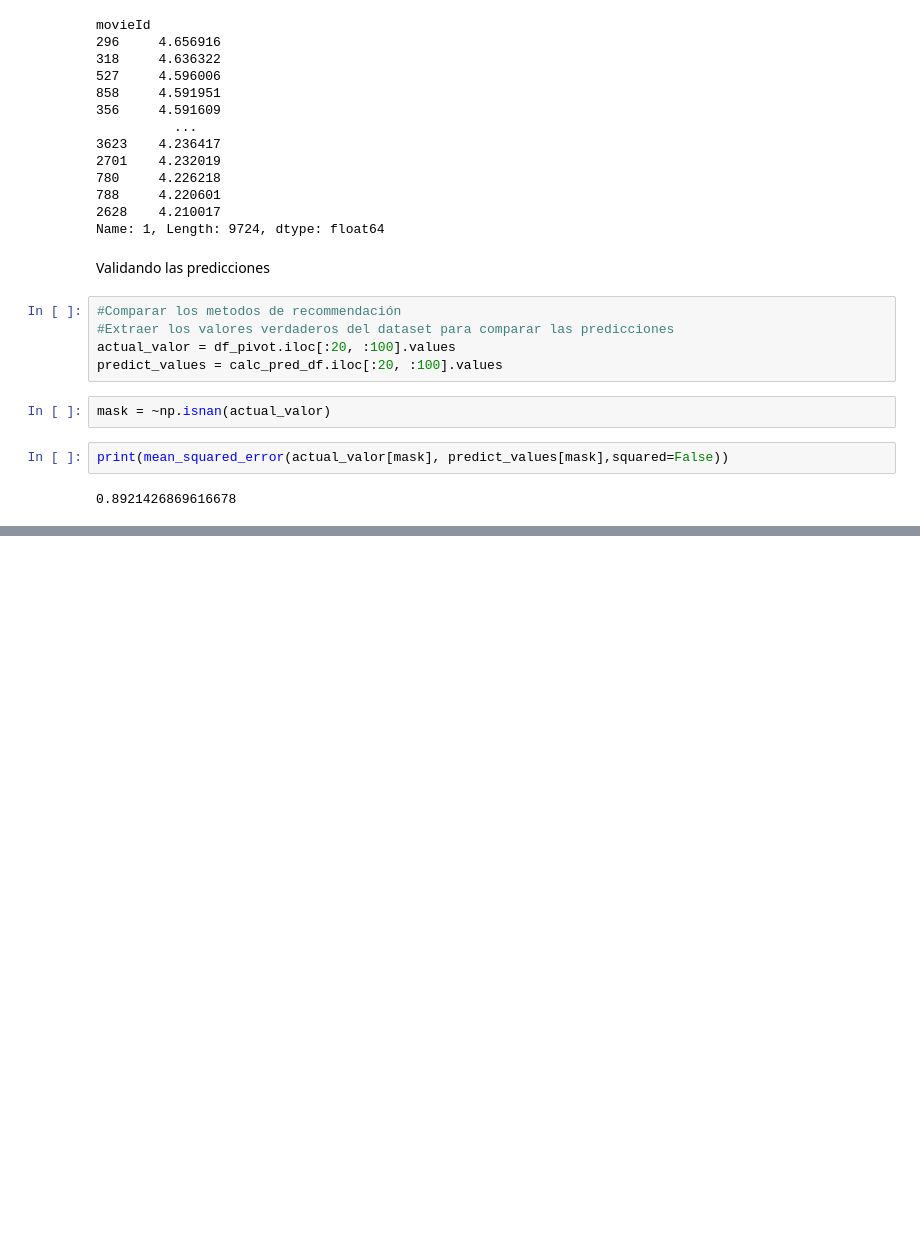
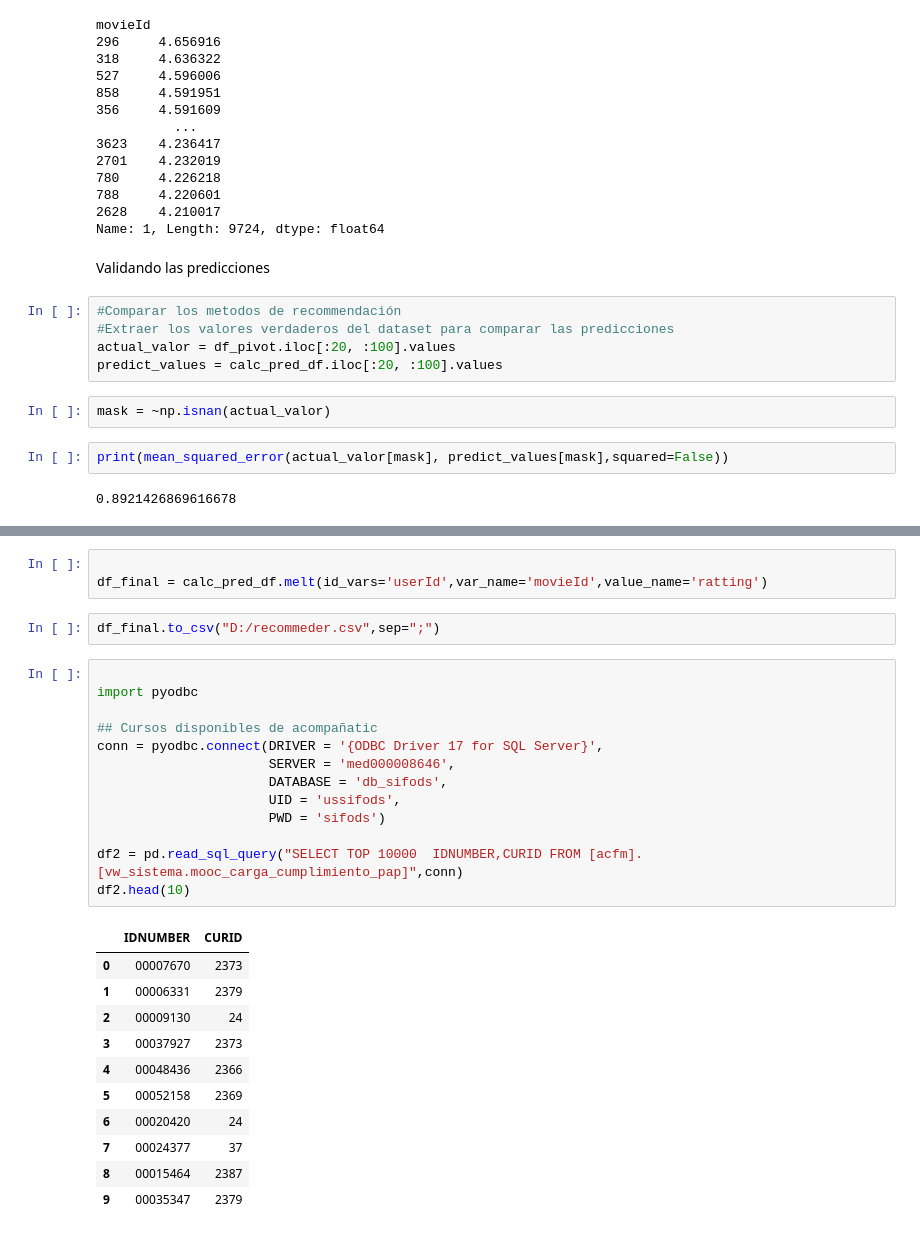
Before and after one commit to juorme/difods, a Jupyter notebook: py004_recomendacion/movies.ipynb, the cells around one changed output, grey strips where cells are left out. Saved outputs shown, nothing was run; the diff lists cells and outputs as text; blank space fills up the shorter version.

```diff
--- a/py004_recomendacion/movies.ipynb
+++ b/py004_recomendacion/movies.ipynb
@@ -153,0 +179,30 @@ print(mean_squared_error(actual_valor[mask], predict_values[mask],squared=False)
+# %%
+
+df_final = calc_pred_df.melt(id_vars='userId',var_name='movieId',value_name='ratting')
+# %%
+df_final.to_csv("D:/recommeder.csv",sep=";")
+# %%
+
+import pyodbc
+
+## Cursos disponibles de acompañatic
+conn = pyodbc.connect(DRIVER = '{ODBC Driver 17 for SQL Server}',
+                      SERVER = 'med000008646',
+                      DATABASE = 'db_sifods',
+                      UID = 'ussifods',
+                      PWD = 'sifods')
+
+df2 = pd.read_sql_query("SELECT TOP 10000  IDNUMBER,CURID FROM [acfm].[vw_sistema.mooc_carga_cumplimiento_pap]",conn)
+df2.head(10)
+# %% [output]
+|  | IDNUMBER | CURID |
+| 0 | 00007670 | 2373 |
+| 1 | 00006331 | 2379 |
+| 2 | 00009130 | 24 |
+| 3 | 00037927 | 2373 |
+| 4 | 00048436 | 2366 |
+| 5 | 00052158 | 2369 |
+| 6 | 00020420 | 24 |
+| 7 | 00024377 | 37 |
+| 8 | 00015464 | 2387 |
+| 9 | 00035347 | 2379 |
```
Also changed, not shown: parts of 12 cells of this notebook, 1 other file.
